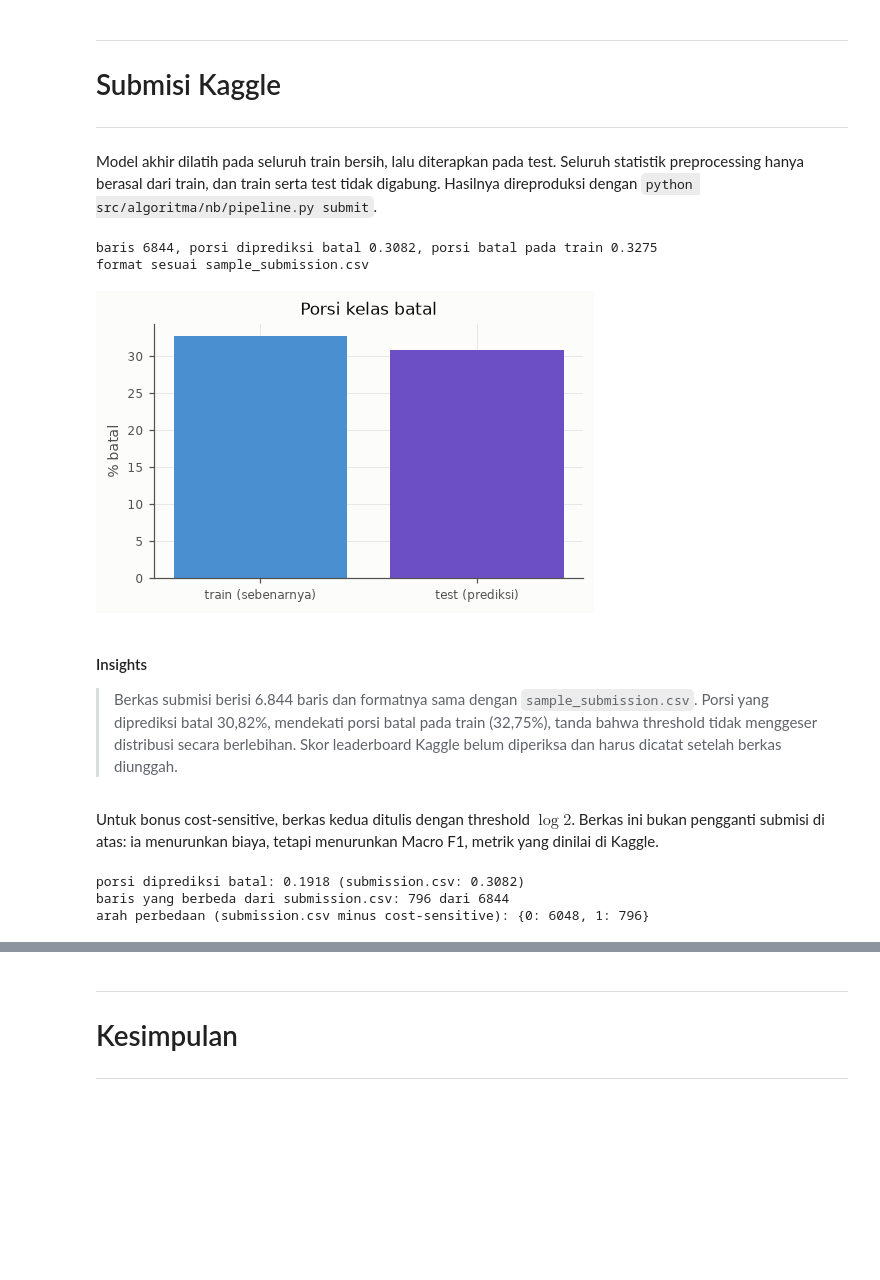
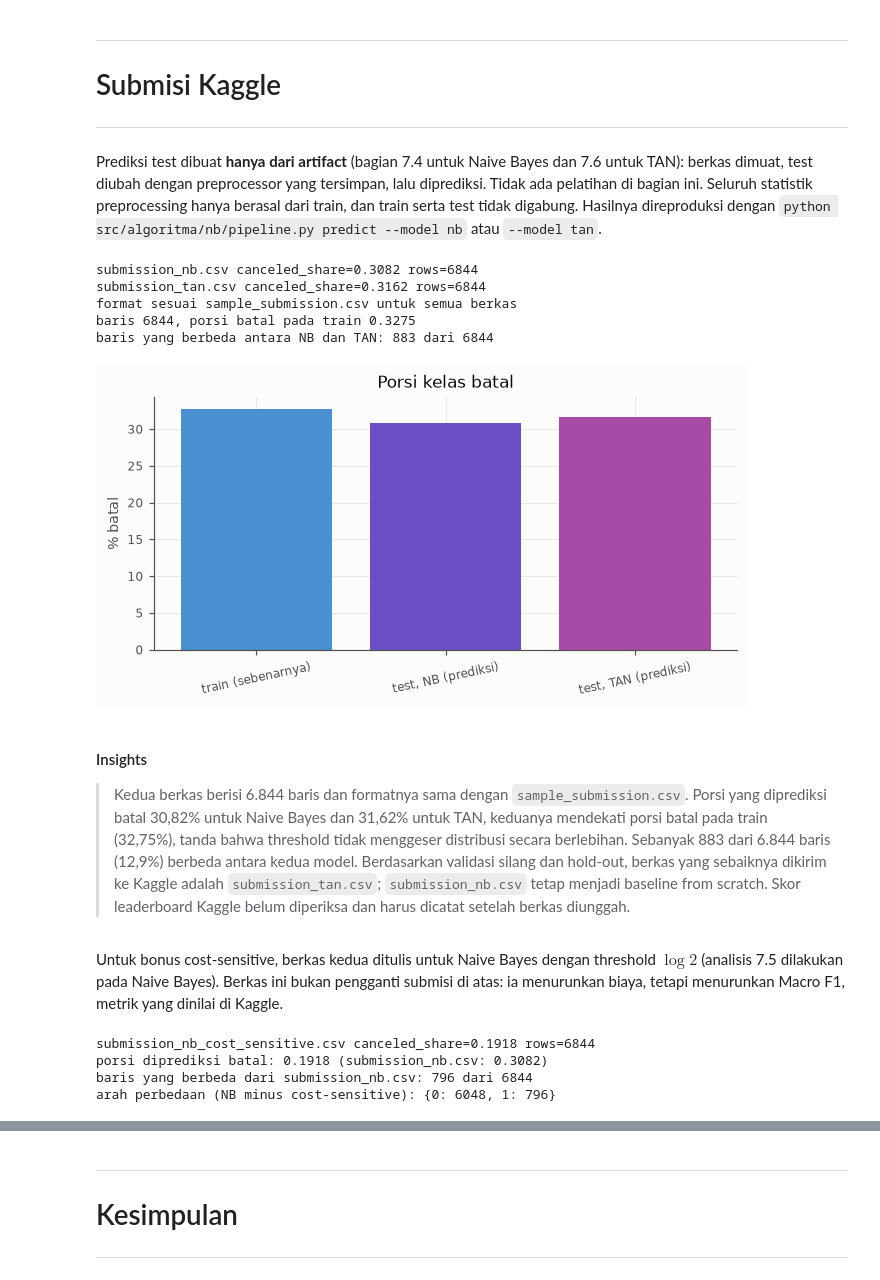
Before and after one commit to MAJIIDMN/IF3170_G04_TreeIsAllYouNeed, a Jupyter notebook: src/algoritma/nb/preprocessing_nb.ipynb, the cells around one changed output, grey strips where cells are left out. Saved outputs shown, nothing was run; the diff lists cells and outputs as text; code cells hidden in the pictures; blank space fills up the shorter version.

Commit message:
docs(nb): add TAN section and load submissions from artifacts in notebook

```diff
--- a/src/algoritma/nb/preprocessing_nb.ipynb
+++ b/src/algoritma/nb/preprocessing_nb.ipynb
@@ -1036,8 +1040,13 @@ Model akhir dilatih pada seluruh train bersih, disimpan ke JSON, dimuat ulang, d
 # %%
-prep = Preprocessor(final_spec()).fit(train, y)
-X_train = prep.transform(train)
-model = NaiveBayes(alpha=FINAL_ALPHA).fit(X_train, y, prep.feature_types_)
-model.save(CFG.OUTPUT_DIR / 'nb_model.json')
-loaded = NaiveBayes.load(CFG.OUTPUT_DIR / 'nb_model.json')
-print('prediksi model termuat identik:', np.allclose(loaded.predict_proba(X_train), model.predict_proba(X_train)))
+pipeline.main(['train', '--model', 'nb'])
+prep, model, meta = pipeline.load_artifact('nb')
+fresh_prep, fresh_model = pipeline.train('nb', train)
+
+X_loaded, X_fresh = prep.transform(test), fresh_prep.transform(test)
+print('preprocessor termuat identik:', np.array_equal(X_loaded, X_fresh, equal_nan=True))
+print('probabilitas model termuat identik:', np.array_equal(model.predict_proba(X_loaded), fresh_model.predict_proba(X_fresh)))
+print(f"ukuran artifact {pipeline.artifact_path('nb').stat().st_size / 1024:.1f} KB")
+keys = ('format_version', 'model', 'alpha', 'threshold', 'n_train_rows', 'cv_macro_f1', 'cv_roc_auc',
+        'created_at', 'python_version', 'numpy_version')
+display(pd.Series({k: meta[k] for k in keys}).to_frame('nilai'))
 # %% [output]
@@ -1151,43 +1313,52 @@ pembanding biaya hold-out, semua tidak batal: 0.3276
 
 ---
 # %% [markdown]
-Model akhir dilatih pada seluruh train bersih, lalu diterapkan pada test. Seluruh statistik preprocessing hanya berasal dari train, dan train serta test tidak digabung. Hasilnya direproduksi dengan `python src/algoritma/nb/pipeline.py submit`.
+Prediksi test dibuat **hanya dari artifact** (bagian 7.4 untuk Naive Bayes dan 7.6 untuk TAN): berkas dimuat, test diubah dengan preprocessor yang tersimpan, lalu diprediksi. Tidak ada pelatihan di bagian ini. Seluruh statistik preprocessing hanya berasal dari train, dan train serta test tidak digabung. Hasilnya direproduksi dengan `python src/algoritma/nb/pipeline.py predict --model nb` atau `--model tan`.
 # %%
-X_test = prep.transform(test)
-labels = model.predict(X_test, threshold=FINAL_THRESHOLD).astype(int)
-submission = pd.DataFrame({'id': test['id'], TARGET: labels})
-submission.to_csv(CFG.OUTPUT_DIR / 'submission.csv', index=False)
+sample = pd.read_csv(DATA_DIR / 'sample_submission.csv')
+share = {'train (sebenarnya)': y.mean() * 100}
+labels_by_model = {}
+for name in MODELS:
+    path = pipeline.write_submission(name)
+    sub = pd.read_csv(path)
+    assert list(sample.columns) == list(sub.columns) and (sample['id'] == sub['id']).all()
+    labels_by_model[name] = sub[TARGET].to_numpy()
+    share[f'test, {name.upper()} (prediksi)'] = labels_by_model[name].mean() * 100
+print('format sesuai sample_submission.csv untuk semua berkas')
+print(f'baris {len(sample)}, porsi batal pada train {y.mean():.4f}')
+print(f"baris yang berbeda antara NB dan TAN: {(labels_by_model['nb'] != labels_by_model['tan']).sum()} dari {len(sample)}")
 
-sample = pd.read_csv(DATA_DIR / 'sample_submission.csv')
-assert list(sample.columns) == list(submission.columns) and (sample['id'] == submission['id']).all()
-print(f'baris {len(submission)}, porsi diprediksi batal {labels.mean():.4f}, porsi batal pada train {y.mean():.4f}')
-print('format sesuai sample_submission.csv')
-fig, ax = plt.subplots(figsize=(4.6, 3))
-ax.bar(['train (sebenarnya)', 'test (prediksi)'], [y.mean() * 100, labels.mean() * 100], color=[CFG.NEG_COLOR, CFG.POS_COLOR])
-ax.set_ylabel('% batal'); ax.set_title('Porsi kelas batal')
+fig, ax = plt.subplots(figsize=(6, 3.2))
+ax.bar(list(share), list(share.values()), color=[CFG.NEG_COLOR, CFG.POS_COLOR, CFG.ACCENT_COLOR])
+ax.set_ylabel('% batal'); ax.set_title('Porsi kelas batal'); plt.xticks(rotation=12)
 save_fig('nb_submission_share')
 # %% [output]
-baris 6844, porsi diprediksi batal 0.3082, porsi batal pada train 0.3275
-format sesuai sample_submission.csv
+submission_nb.csv canceled_share=0.3082 rows=6844
+submission_tan.csv canceled_share=0.3162 rows=6844
+format sesuai sample_submission.csv untuk semua berkas
+baris 6844, porsi batal pada train 0.3275
+baris yang berbeda antara NB dan TAN: 883 dari 6844
-[figure, old version]
+[figure, new version]
 # %% [markdown]
 #### Insights
 
-> Berkas submisi berisi 6.844 baris dan formatnya sama dengan `sample_submission.csv`. Porsi yang diprediksi batal 30,82%, mendekati porsi batal pada train (32,75%), tanda bahwa threshold tidak menggeser distribusi secara berlebihan. Skor leaderboard Kaggle belum diperiksa dan harus dicatat setelah berkas diunggah.
+> Kedua berkas berisi 6.844 baris dan formatnya sama dengan `sample_submission.csv`. Porsi yang diprediksi batal 30,82% untuk Naive Bayes dan 31,62% untuk TAN, keduanya mendekati porsi batal pada train (32,75%), tanda bahwa threshold tidak menggeser distribusi secara berlebihan. Sebanyak 883 dari 6.844 baris (12,9%) berbeda antara kedua model. Berdasarkan validasi silang dan hold-out, berkas yang sebaiknya dikirim ke Kaggle adalah `submission_tan.csv`; `submission_nb.csv` tetap menjadi baseline from scratch. Skor leaderboard Kaggle belum diperiksa dan harus dicatat setelah berkas diunggah.
 # %% [markdown]
-Untuk bonus cost-sensitive, berkas kedua ditulis dengan threshold $\log 2$. Berkas ini bukan pengganti submisi di atas: ia menurunkan biaya, tetapi menurunkan Macro F1, metrik yang dinilai di Kaggle.
+Untuk bonus cost-sensitive, berkas kedua ditulis untuk Naive Bayes dengan threshold $\log 2$ (analisis 7.5 dilakukan pada Naive Bayes). Berkas ini bukan pengganti submisi di atas: ia menurunkan biaya, tetapi menurunkan Macro F1, metrik yang dinilai di Kaggle.
 # %%
-labels_cost = model.predict(X_test, threshold=COST_THRESHOLD).astype(int)
-submission_cost = pd.DataFrame({'id': test['id'], TARGET: labels_cost})
-submission_cost.to_csv(CFG.OUTPUT_DIR / 'submission_cost_sensitive.csv', index=False)
+path_cost = pipeline.write_submission('nb', cost_sensitive=True)
+labels_nb = labels_by_model['nb']
+submission_cost = pd.read_csv(path_cost)
+labels_cost = submission_cost[TARGET].to_numpy()
 assert list(sample.columns) == list(submission_cost.columns) and (sample['id'] == submission_cost['id']).all()
-print(f'porsi diprediksi batal: {labels_cost.mean():.4f} (submission.csv: {labels.mean():.4f})')
-print(f'baris yang berbeda dari submission.csv: {(labels_cost != labels).sum()} dari {len(labels)}')
-print('arah perbedaan (submission.csv minus cost-sensitive):', pd.Series(labels - labels_cost).value_counts().to_dict())
+print(f'porsi diprediksi batal: {labels_cost.mean():.4f} (submission_nb.csv: {labels_nb.mean():.4f})')
+print(f'baris yang berbeda dari submission_nb.csv: {(labels_cost != labels_nb).sum()} dari {len(labels_nb)}')
+print('arah perbedaan (NB minus cost-sensitive):', pd.Series(labels_nb - labels_cost).value_counts().to_dict())
 # %% [output]
-porsi diprediksi batal: 0.1918 (submission.csv: 0.3082)
-baris yang berbeda dari submission.csv: 796 dari 6844
-arah perbedaan (submission.csv minus cost-sensitive): {0: 6048, 1: 796}
+submission_nb_cost_sensitive.csv canceled_share=0.1918 rows=6844
+porsi diprediksi batal: 0.1918 (submission_nb.csv: 0.3082)
+baris yang berbeda dari submission_nb.csv: 796 dari 6844
+arah perbedaan (NB minus cost-sensitive): {0: 6048, 1: 796}
 # %% [markdown]
 #### Insights
 
```
Also changed, not shown: parts of 21 cells of this notebook.
